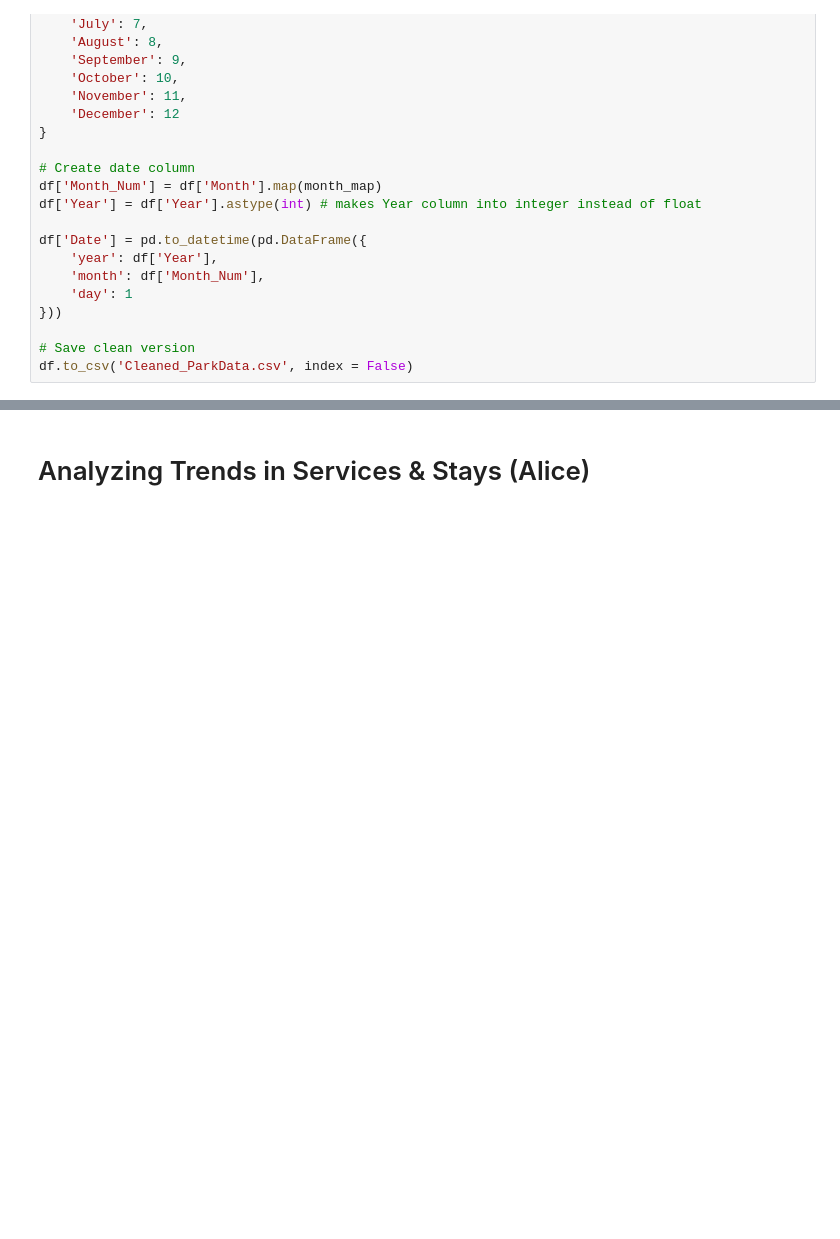
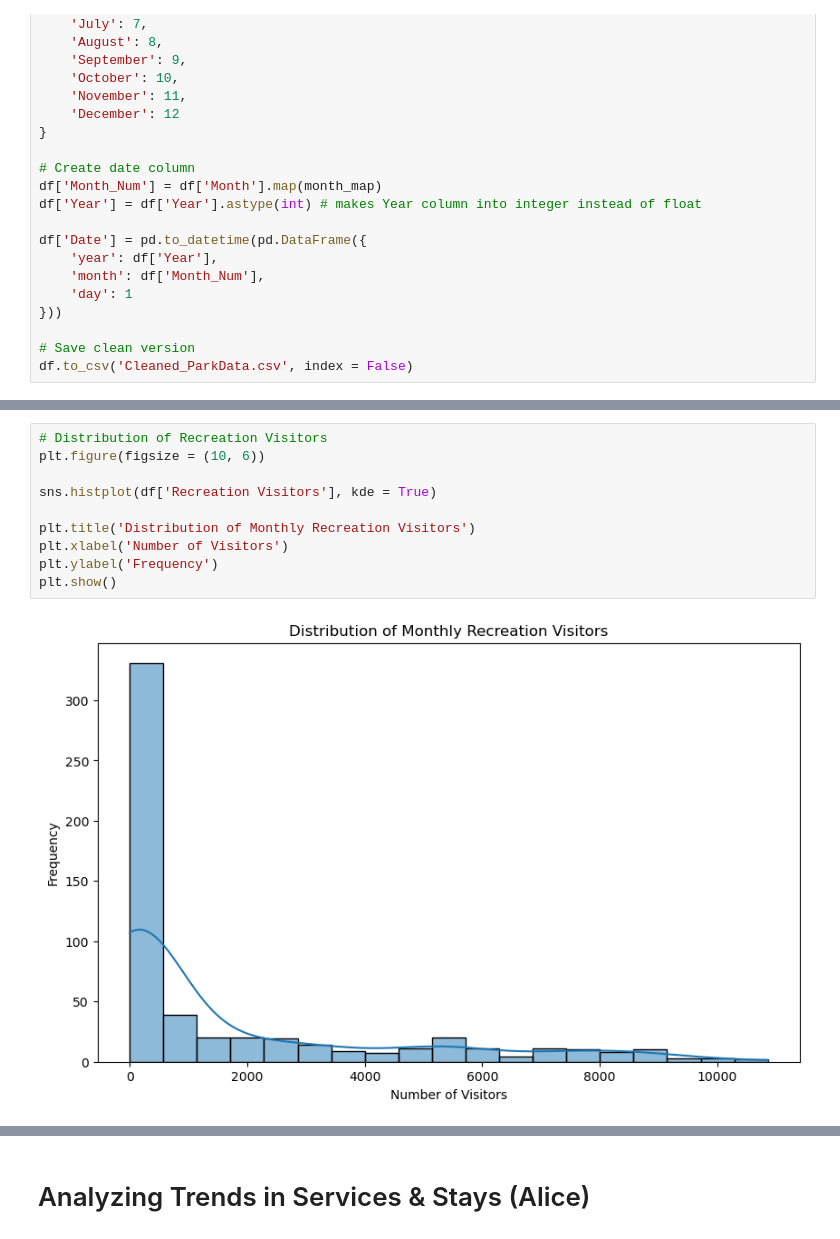
Before and after one commit to Lydia-Tembreull/UN5550Sp26_Final_Project, a Jupyter notebook: UN5550_Final_Project.ipynb, the cells around one changed output, grey strips where cells are left out. Cells and saved outputs as stored; diff of their text form; blank space fills up the shorter version.

```diff
--- a/UN5550_Final_Project.ipynb
+++ b/UN5550_Final_Project.ipynb
@@ -82,0 +129,12 @@ df.to_csv('Cleaned_ParkData.csv', index = False)
+# %%
+# Distribution of Recreation Visitors
+plt.figure(figsize = (10, 6))
+
+sns.histplot(df['Recreation Visitors'], kde = True)
+
+plt.title('Distribution of Monthly Recreation Visitors')
+plt.xlabel('Number of Visitors')
+plt.ylabel('Frequency')
+plt.show()
+# %% [output]
+[figure, added]
```
Also changed, not shown: parts of 32 cells of this notebook.
